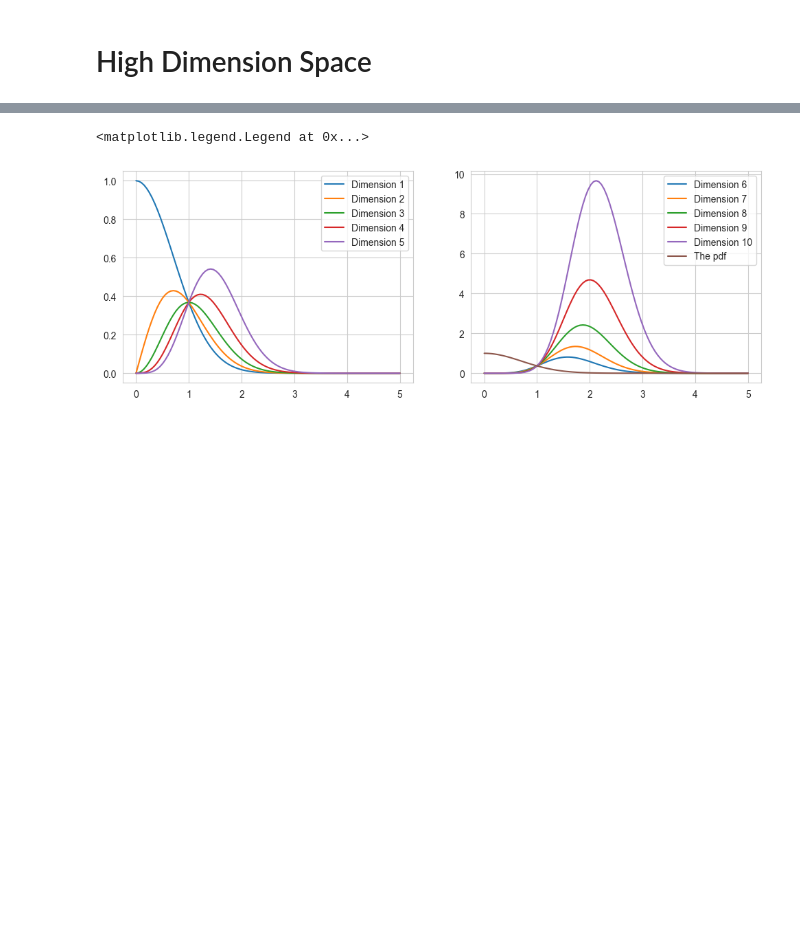
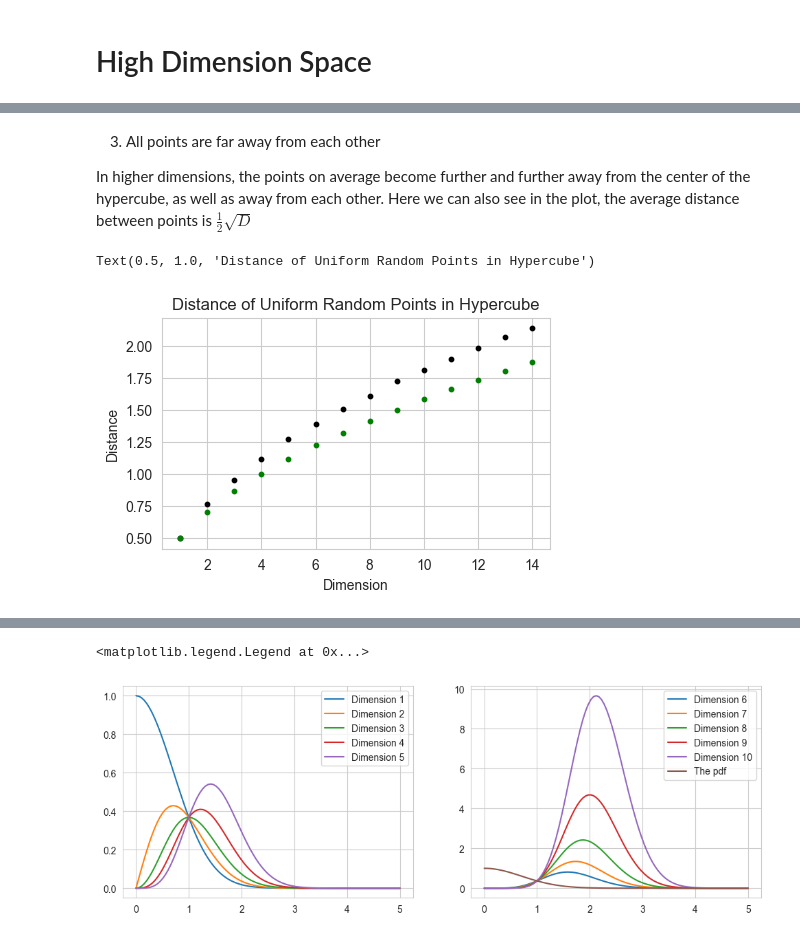
Before and after one commit to Gaurav17Joshi/CompStats, a Jupyter notebook: _build/html/_sources/notebooks/Simulation_Based_Inference/High_Dimensional_Data.ipynb, the cells around one changed output, grey strips where cells are left out. Saved outputs shown, nothing was run; the diff lists cells and outputs as text; code cells hidden in the pictures; blank space fills up the shorter version.

```diff
--- a/_build/html/_sources/notebooks/Simulation_Based_Inference/High_Dimensional_Data.ipynb
+++ b/_build/html/_sources/notebooks/Simulation_Based_Inference/High_Dimensional_Data.ipynb
@@ -59,0 +112,22 @@ draw image
+# %% [markdown]
+3. All points are far away from each other
+
+In higher dimensions, the points on average become further and further away from the center of the hypercube, as well as away from each other. Here we can also see in the plot, the average distance between points is $\frac{1}{2} \sqrt{D}$
+# %%
+# Distance of uniform random points in a hypercube
+def distance(d, n):
+    x = npr.uniform(-1, 1, (n, d))
+    r = np.sqrt(np.sum(x**2, axis=1))
+    return np.mean(r)
+
+fig, ax = plt.subplots(1, 1, figsize=(5, 3))
+n = 2000; list = []
+for d in range(1, 15):
+    ax.scatter(d, distance(d, n), s = 10, color='black')
+    ax.scatter(d, 0.5*(d)**(0.5), s = 10, color='green')
+ax.set_xlabel('Dimension')
+ax.set_ylabel('Distance')
+ax.set_title('Distance of Uniform Random Points in Hypercube')
+# %% [output]
+Text(0.5, 1.0, 'Distance of Uniform Random Points in Hypercube')
+[figure, added]
```
Also changed, not shown: parts of 18 cells of this notebook, 52 other files.
